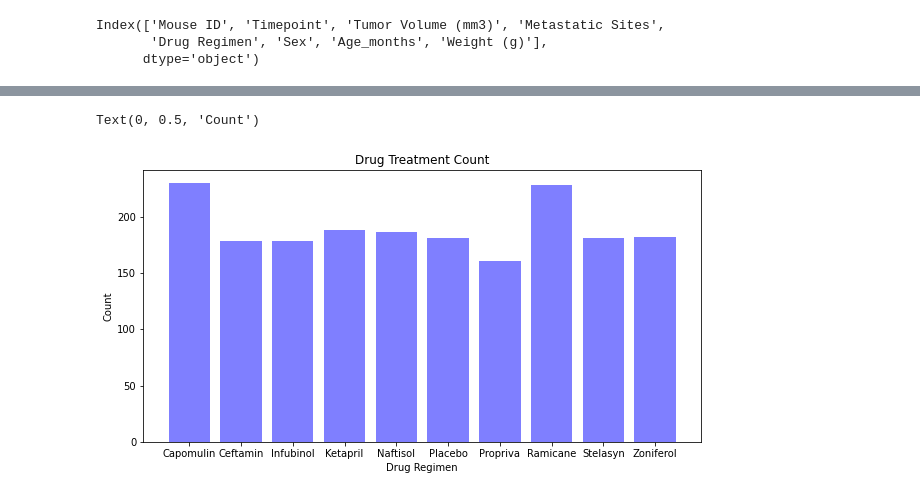
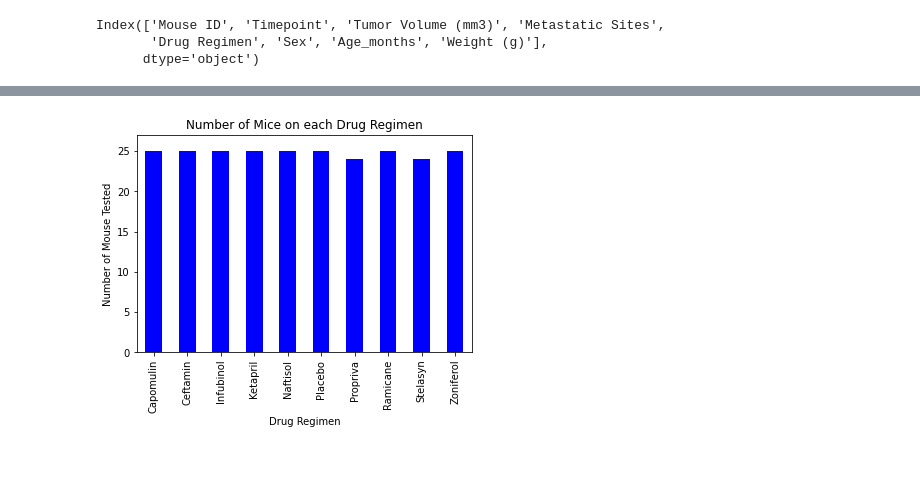
Before and after one commit to jacobhash570/Matplotlib---The-Power-of-Plots, a Jupyter notebook: Pymaceuticals.ipynb, the cells around one changed output, grey strips where cells are left out. Drawn from its saved outputs; the diff is of its cells as text; code cells hidden in the pictures; blank space fills up the shorter version.

```diff
--- a/Pymaceuticals.ipynb
+++ b/Pymaceuticals.ipynb
@@ -69,15 +127,21 @@ x_axis = np.arange(len(drug_count))
-# %%
-x_axis = drugs
-
-plt.figure(figsize=(10,5))
-plt.bar(x_axis, drugs_count, color='b', alpha=0.5, align="center")
-
-plt.title("Drug Treatment Count")
-plt.xlabel("Drug Regimen")
-plt.ylabel("Count")
-# %% [output]
-Text(0, 0.5, 'Count')
-[figure, removed]
+# %%
+reg = new_df.groupby("Drug Regimen")["Mouse ID"].nunique()
+x_axis = np.arange(0, len(reg))
+tick_locations = []
+for x in x_axis:
+    tick_locations.append(x)
+plt.title("Number of Mice on each Drug Regimen")
+plt.xlabel("Drug Regimen")
+plt.ylabel("Number of Mouse Tested")
+
+plt.xlim(-0.5, len(mice_tested)-0.5)
+plt.ylim(0,mice_tested.max() +2)
+
+plt.bar(reg.index, reg, facecolor="b",align="center",width=0.5)
+plt.xticks(tick_locations, reg.index,rotation="vertical")
+plt.show()
+# %% [output]
+[figure, added]
 # %%
 gender_df = pd.DataFrame(combined.groupby(["Sex"]).count()).reset_index()
 #gender_df.head()
```
Also changed, not shown: parts of 40 cells of this notebook.
